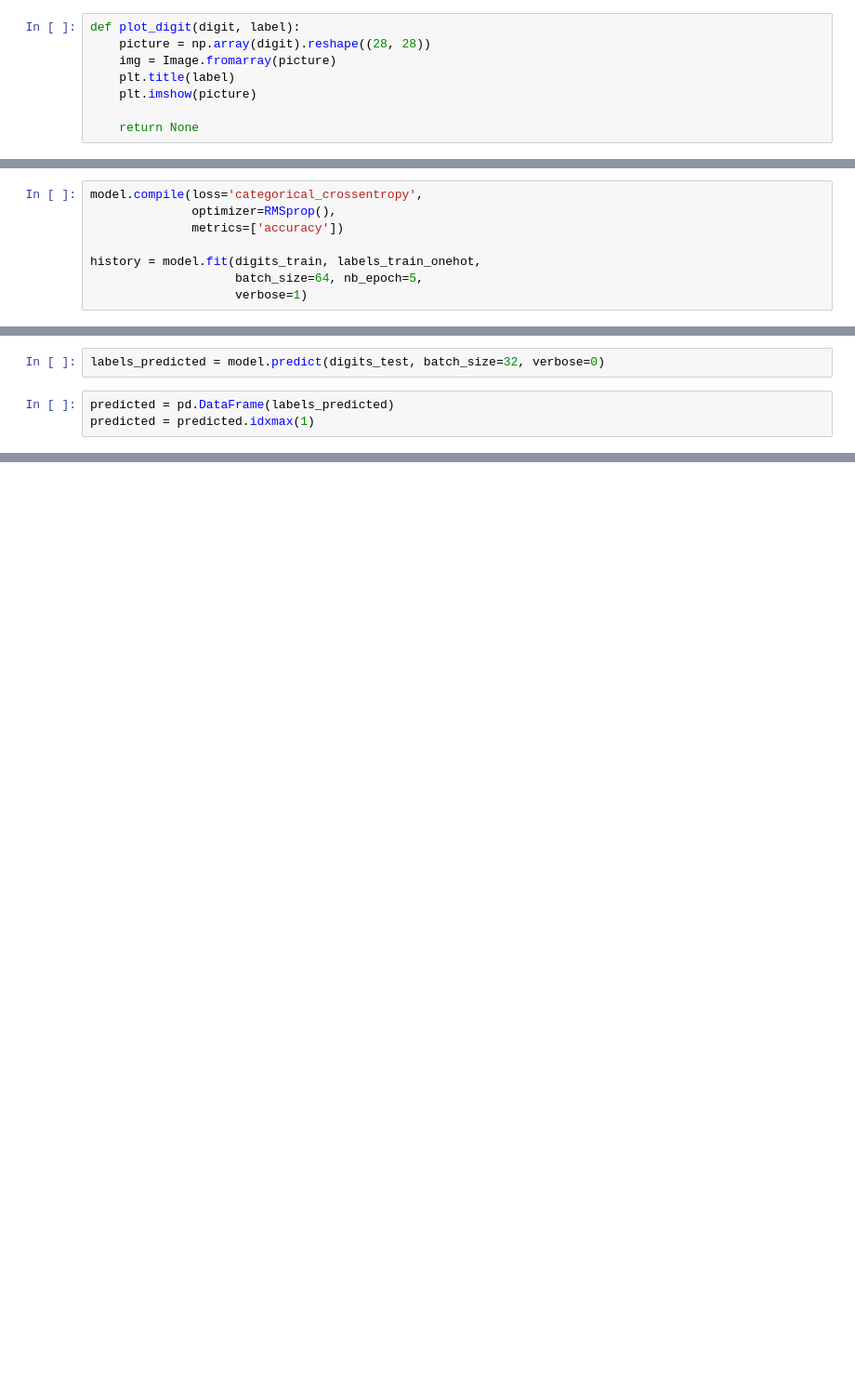
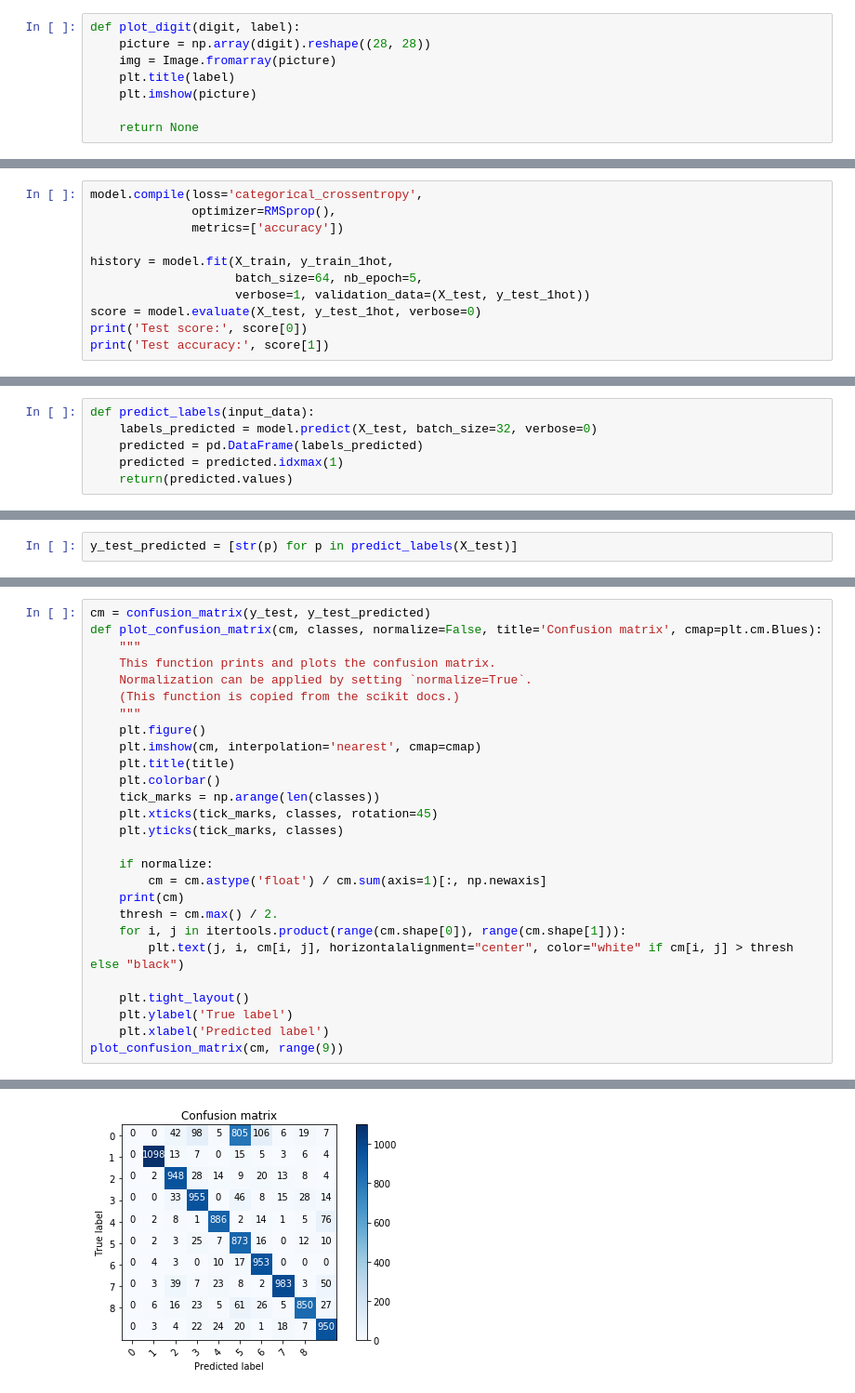
Before and after one commit to phildeutsch/fast.ai, a Jupyter notebook: digits.ipynb, the cells around one changed output, grey strips where cells are left out. Shown: that part at 93% size. Cells and saved outputs as stored; diff of their text form; blank space fills up the shorter version.

Commit message:
predictions are wrong for 1

```diff
--- a/digits.ipynb
+++ b/digits.ipynb
@@ -88,7 +94,10 @@ model.compile(loss='categorical_crossentropy',
               optimizer=RMSprop(),
               metrics=['accuracy'])
 
-history = model.fit(digits_train, labels_train_onehot,
+history = model.fit(X_train, y_train_1hot,
                     batch_size=64, nb_epoch=5,
-                    verbose=1)
+                    verbose=1, validation_data=(X_test, y_test_1hot))
+score = model.evaluate(X_test, y_test_1hot, verbose=0)
+print('Test score:', score[0])
+print('Test accuracy:', score[1])
 # %% [output]
@@ -105,5 +117,6 @@ Epoch 5/5
-# %%
-labels_predicted = model.predict(digits_test, batch_size=32, verbose=0)
 # %%
-predicted = pd.DataFrame(labels_predicted)
-predicted = predicted.idxmax(1)
+def predict_labels(input_data):
+    labels_predicted = model.predict(X_test, batch_size=32, verbose=0)
+    predicted = pd.DataFrame(labels_predicted)
+    predicted = predicted.idxmax(1)
+    return(predicted.values)
@@ -113,0 +123,2 @@ submission.to_csv('submissions/digits/submission_3.csv', index=False)
+# %%
+y_test_predicted = [str(p) for p in predict_labels(X_test)]
@@ -113,0 +136,28 @@ submission.to_csv('submissions/digits/submission_3.csv', index=False)
+# %%
+cm = confusion_matrix(y_test, y_test_predicted)
+def plot_confusion_matrix(cm, classes, normalize=False, title='Confusion matrix', cmap=plt.cm.Blues):
+    """
+    This function prints and plots the confusion matrix.
+    Normalization can be applied by setting `normalize=True`.
+    (This function is copied from the scikit docs.)
+    """
+    plt.figure()
+    plt.imshow(cm, interpolation='nearest', cmap=cmap)
+    plt.title(title)
+    plt.colorbar()
+    tick_marks = np.arange(len(classes))
+    plt.xticks(tick_marks, classes, rotation=45)
+    plt.yticks(tick_marks, classes)
+
+    if normalize:
+        cm = cm.astype('float') / cm.sum(axis=1)[:, np.newaxis]
+    print(cm)
+    thresh = cm.max() / 2.
+    for i, j in itertools.product(range(cm.shape[0]), range(cm.shape[1])):
+        plt.text(j, i, cm[i, j], horizontalalignment="center", color="white" if cm[i, j] > thresh else "black")
+
+    plt.tight_layout()
+    plt.ylabel('True label')
+    plt.xlabel('Predicted label')
+plot_confusion_matrix(cm, range(9))
+# %% [output]
@@ -113,0 +174 @@ submission.to_csv('submissions/digits/submission_3.csv', index=False)
+[figure, added]
```
Also changed, not shown: parts of 18 cells of this notebook.
